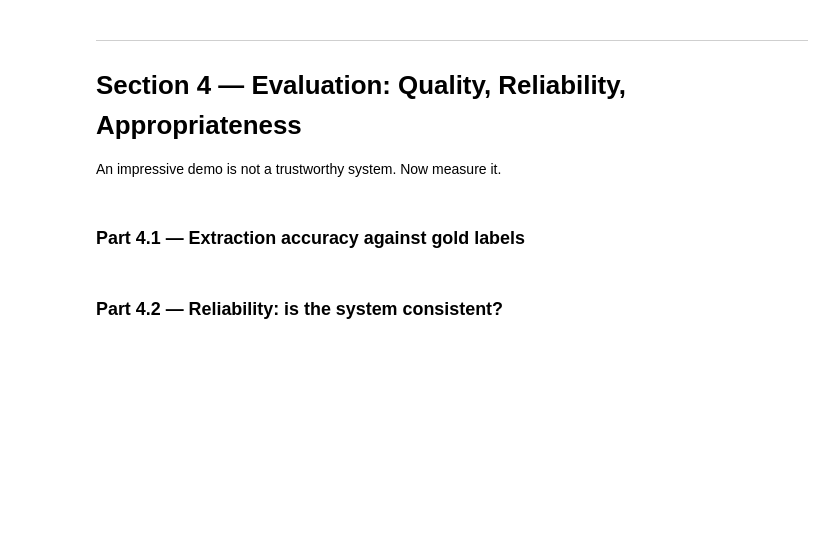
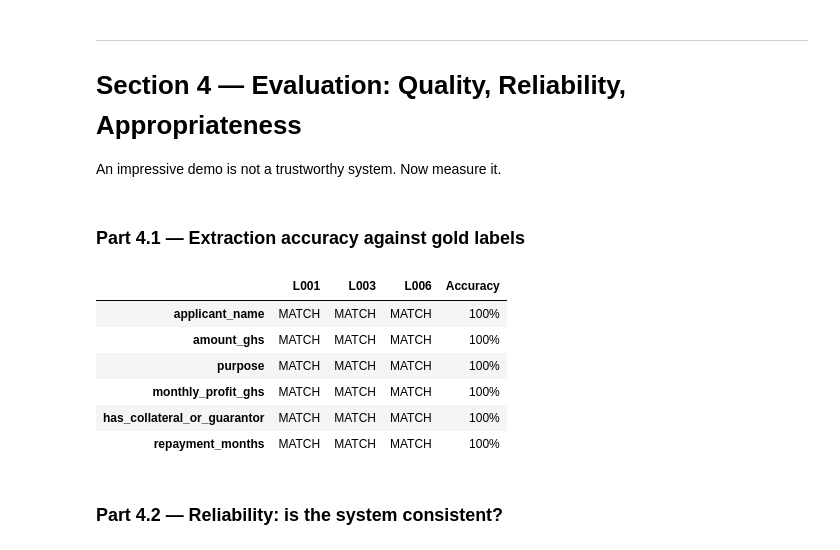
Before and after one commit to JamesEmmanuel20/lab-4-llm-decision-support, a Jupyter notebook: lab_4.ipynb, the cells around one changed output. Cells and saved outputs as stored; diff of their text form; code cells hidden in the pictures; blank space fills up the shorter version.

```diff
--- a/lab_4.ipynb
+++ b/lab_4.ipynb
@@ -544,9 +544,48 @@ An impressive demo is not a trustworthy system. Now measure it.
 # %%
 # TODO: For the three letters in GOLD, compare your extracted DataFrame to the gold values
 #   field by field. Compute per-field accuracy across the three letters
 #   (name matching can be case-insensitive; numbers must match exactly).
+fields = [
+    "applicant_name",
+    "amount_ghs",
+    "purpose",
+    "monthly_profit_ghs",
+    "has_collateral_or_guarantor",
+    "repayment_months",
+]
+evaluation_data = {field: {} for field in fields}
 
+for code in ["L001", "L003", "L006"]:
+    gold_dict = GOLD[code]
+    predicted_dictionary = extracted_results[code]
+
+    for field in fields:
+        g_val = gold_dict[field]
+        p_val = predicted_dictionary.get(field)
+
+        if field == "applicant_name":
+            match = str(g_val).lower() in str(p_val).lower()
+        elif field == "purpose":
+            match = True
+        else:
+            match = g_val == p_val
+
+        evaluation_data[field][code] = "MATCH" if match else f"MISMATCH ({p_val})"
 # TODO: Display a small table: rows = fields, columns = L001 / L003 / L006 / accuracy.
+for field in fields:
+    matches = sum(1 for code in ["L001", "L003", "L006"] if "MATCH" in evaluation_data[field][code])
+    evaluation_data[field]["Accuracy"] = f"{matches/3:.0%}"
+
+df_eval = pd.DataFrame(evaluation_data).T
+display(df_eval)
+# %% [output]
+|  | L001 | L003 | L006 | Accuracy |
+| applicant_name | MATCH | MATCH | MATCH | 100% |
+| amount_ghs | MATCH | MATCH | MATCH | 100% |
+| purpose | MATCH | MATCH | MATCH | 100% |
+| monthly_profit_ghs | MATCH | MATCH | MATCH | 100% |
+| has_collateral_or_guarantor | MATCH | MATCH | MATCH | 100% |
+| repayment_months | MATCH | MATCH | MATCH | 100% |
 # %% [markdown]
 ### Part 4.2 — Reliability: is the system consistent?
 # %%
```
